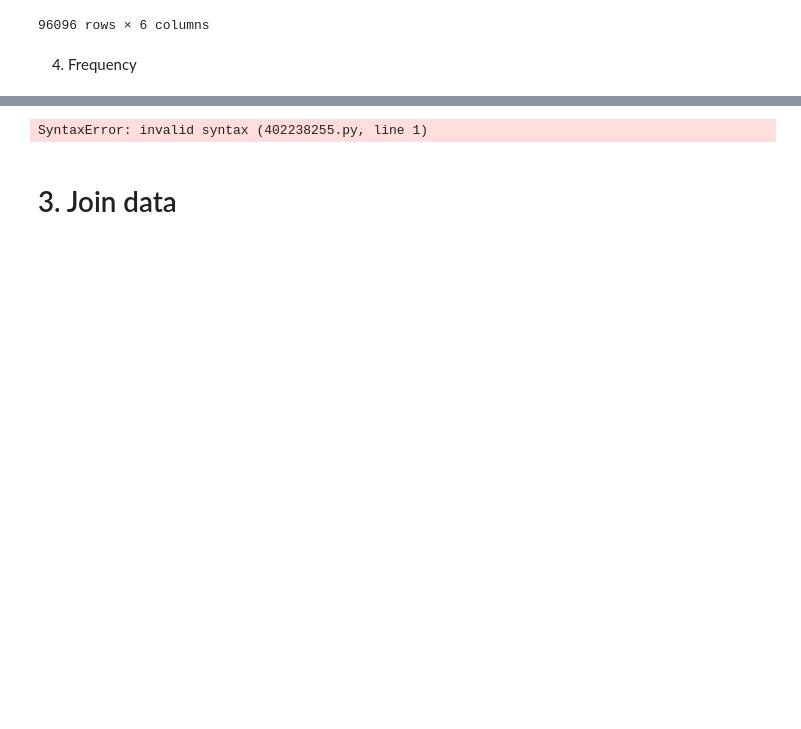
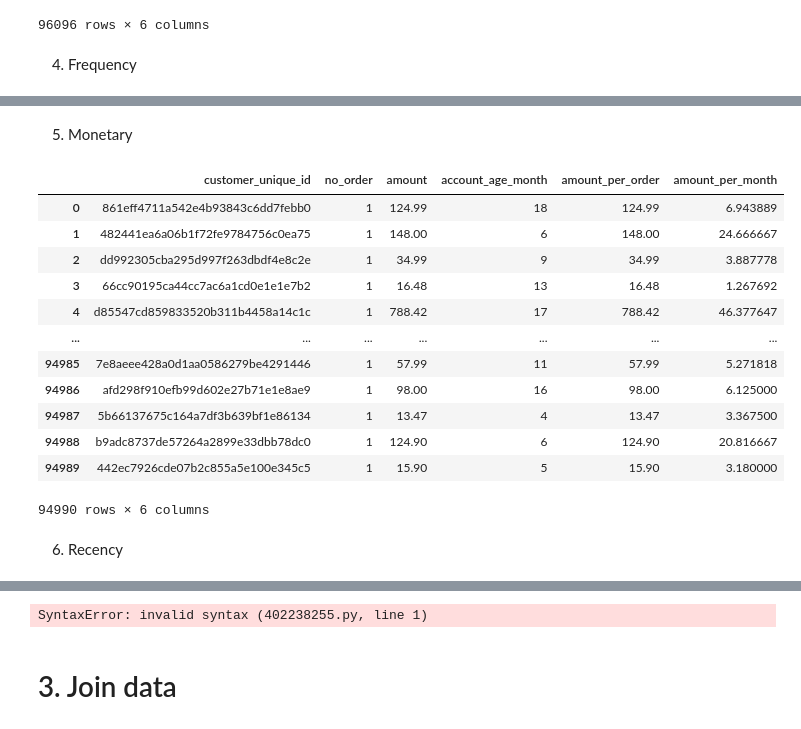
Before and after one commit to peerapat-t/Full-customer-funnel-and-machine-learing, a Jupyter notebook: 02. customer segmentation.ipynb, the cells around one changed output, grey strips where cells are left out. Cells and saved outputs as stored; diff of their text form; code cells hidden in the pictures; blank space fills up the shorter version.

```diff
--- a/02. customer segmentation.ipynb
+++ b/02. customer segmentation.ipynb
@@ -17,0 +98,2 @@ df_order_item = pd.read_csv('./dataset/olist_order_items_dataset.csv')
+# %%
+df_order_item['shipping_limit_date'] = pd.to_datetime(df_order_item['shipping_limit_date'])
@@ -23,0 +192,6 @@ df_order = pd.read_csv('./dataset/olist_orders_dataset.csv')
+# %%
+df_order['order_purchase_timestamp'] = pd.to_datetime(df_order['order_purchase_timestamp'])
+df_order['order_approved_at'] = pd.to_datetime(df_order['order_approved_at'])
+df_order['order_delivered_carrier_date'] = pd.to_datetime(df_order['order_delivered_carrier_date'])
+df_order['order_delivered_customer_date'] = pd.to_datetime(df_order['order_delivered_customer_date'])
+df_order['order_estimated_delivery_date'] = pd.to_datetime(df_order['order_estimated_delivery_date'])
@@ -143,0 +430,38 @@ group by b.customer_unique_id
+# %% [markdown]
+5. Monetary
+# %%
+df_customer_monetary = duckdb.query("""
+select b.customer_unique_id
+, count(distinct a.order_id) no_order
+, sum(c.price) amount
+, max(datediff('month',cast(order_purchase_timestamp as datetime),cast('2018-11-01' as datetime))) account_age_month
+, sum(c.price)/count(distinct a.order_id) amount_per_order
+, sum(c.price)/
+max(datediff('month',cast(order_purchase_timestamp as datetime),cast('2018-11-01' as datetime))) amount_per_month
+from df_order a
+left join df_customer b
+on a.customer_id = b.customer_id
+left join df_order_item c
+on a.order_id = c.order_id
+where a.order_status not in ('unavailable','canceled')
+and a.order_purchase_timestamp is not null
+group by b.customer_unique_id
+""").to_df()
+# %%
+df_customer_monetary
+# %% [output]
+|  | customer_unique_id | no_order | amount | account_age_month | amount_per_order | amount_per_month |
+| 0 | 861eff4711a542e4b93843c6dd7febb0 | 1 | 124.99 | 18 | 124.99 | 6.943889 |
+| 1 | 482441ea6a06b1f72fe9784756c0ea75 | 1 | 148.00 | 6 | 148.00 | 24.666667 |
+| 2 | dd992305cba295d997f263dbdf4e8c2e | 1 | 34.99 | 9 | 34.99 | 3.887778 |
+| 3 | 66cc90195ca44cc7ac6a1cd0e1e1e7b2 | 1 | 16.48 | 13 | 16.48 | 1.267692 |
+| 4 | d85547cd859833520b311b4458a14c1c | 1 | 788.42 | 17 | 788.42 | 46.377647 |
+| ... | ... | ... | ... | ... | ... | ... |
+| 94985 | 7e8aeee428a0d1aa0586279be4291446 | 1 | 57.99 | 11 | 57.99 | 5.271818 |
+| 94986 | afd298f910efb99d602e27b71e1e8ae9 | 1 | 98.00 | 16 | 98.00 | 6.125000 |
+| 94987 | 5b66137675c164a7df3b639bf1e86134 | 1 | 13.47 | 4 | 13.47 | 3.367500 |
+| 94988 | b9adc8737de57264a2899e33dbb78dc0 | 1 | 124.90 | 6 | 124.90 | 20.816667 |
+| 94989 | 442ec7926cde07b2c855a5e100e345c5 | 1 | 15.90 | 5 | 15.90 | 3.180000 |
+94990 rows × 6 columns
+# %% [markdown]
+6. Recency
```
Also changed, not shown: parts of 50 cells of this notebook, 1 other file.
